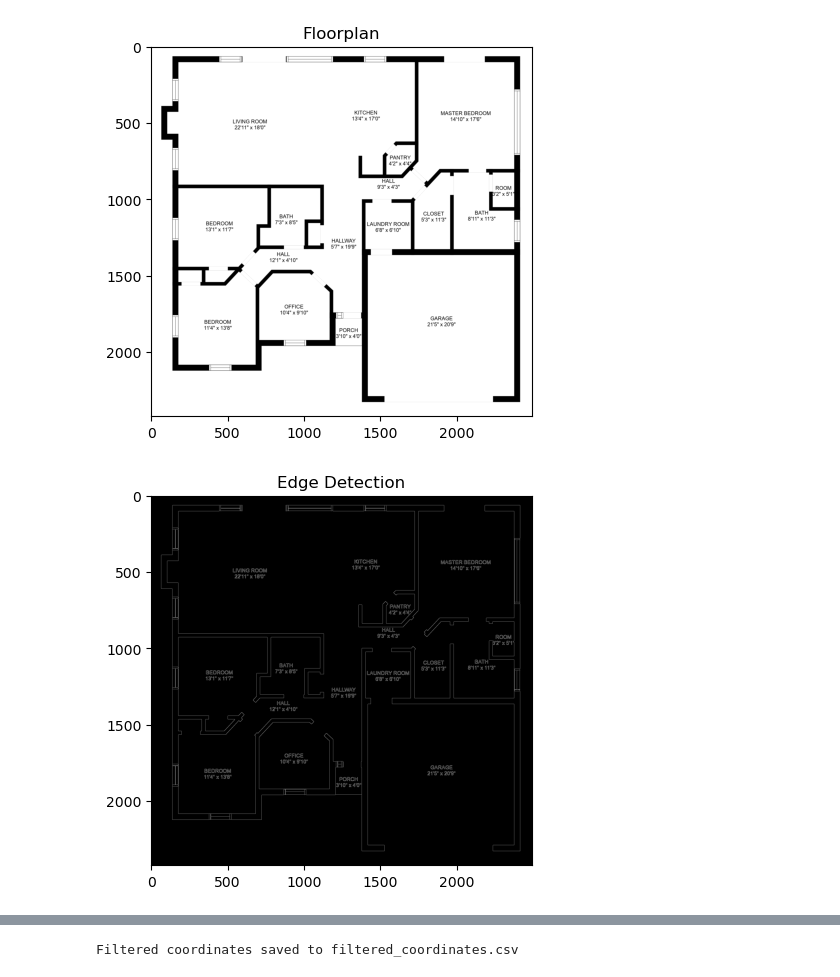
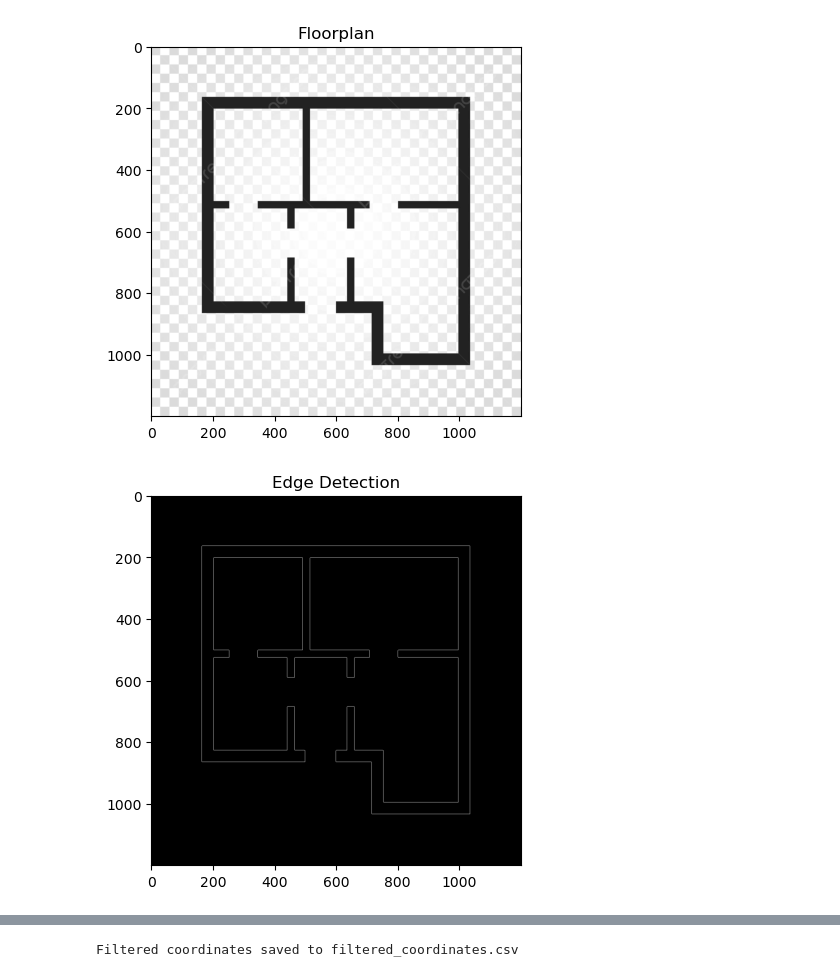
Before and after one commit to aman0x/modelcraft, a Jupyter notebook: floorplanToCordinates.ipynb, the cells around one changed output, grey strips where cells are left out. Drawn from its saved outputs; the diff is of its cells as text; code cells hidden in the pictures.

```diff
--- a/floorplanToCordinates.ipynb
+++ b/floorplanToCordinates.ipynb
@@ -1,21 +1,21 @@
 # %%
 import cv2
 import matplotlib.pyplot as plt
 
 # Load the image
-image_path = "/Users/amanchandel/Work/projects/MCV2/floorplans/3.png"  # Replace with your floorplan image path
+image_path = "/Users/amanchandel/Work/projects/MCV2/floorplans/floorplan1.png"  # Replace with your floorplan image path
 image = cv2.imread(image_path)
 
 # Convert to grayscale for processing
 gray_image = cv2.cvtColor(image, cv2.COLOR_BGR2GRAY)
 
 # Display the image
 
 plt.imshow(gray_image, cmap="gray")
 plt.title("Floorplan")
 plt.show()
 # %% [output]
-[figure, old version]
+[figure, new version]
 # %%
 # Thresholding to create a binary image
 _, binary_image = cv2.threshold(gray_image, 128, 255, cv2.THRESH_BINARY)
@@ -28,7 +28,7 @@ plt.imshow(edges, cmap="gray")
 plt.title("Edge Detection")
 plt.show()
 # %% [output]
-[figure, old version]
+[figure, new version]
 # %%
 import numpy as np
 # Dynamically calculate thresholds for Canny edge detection
```
Also changed, not shown: parts of 8 cells of this notebook, 4 other files.
